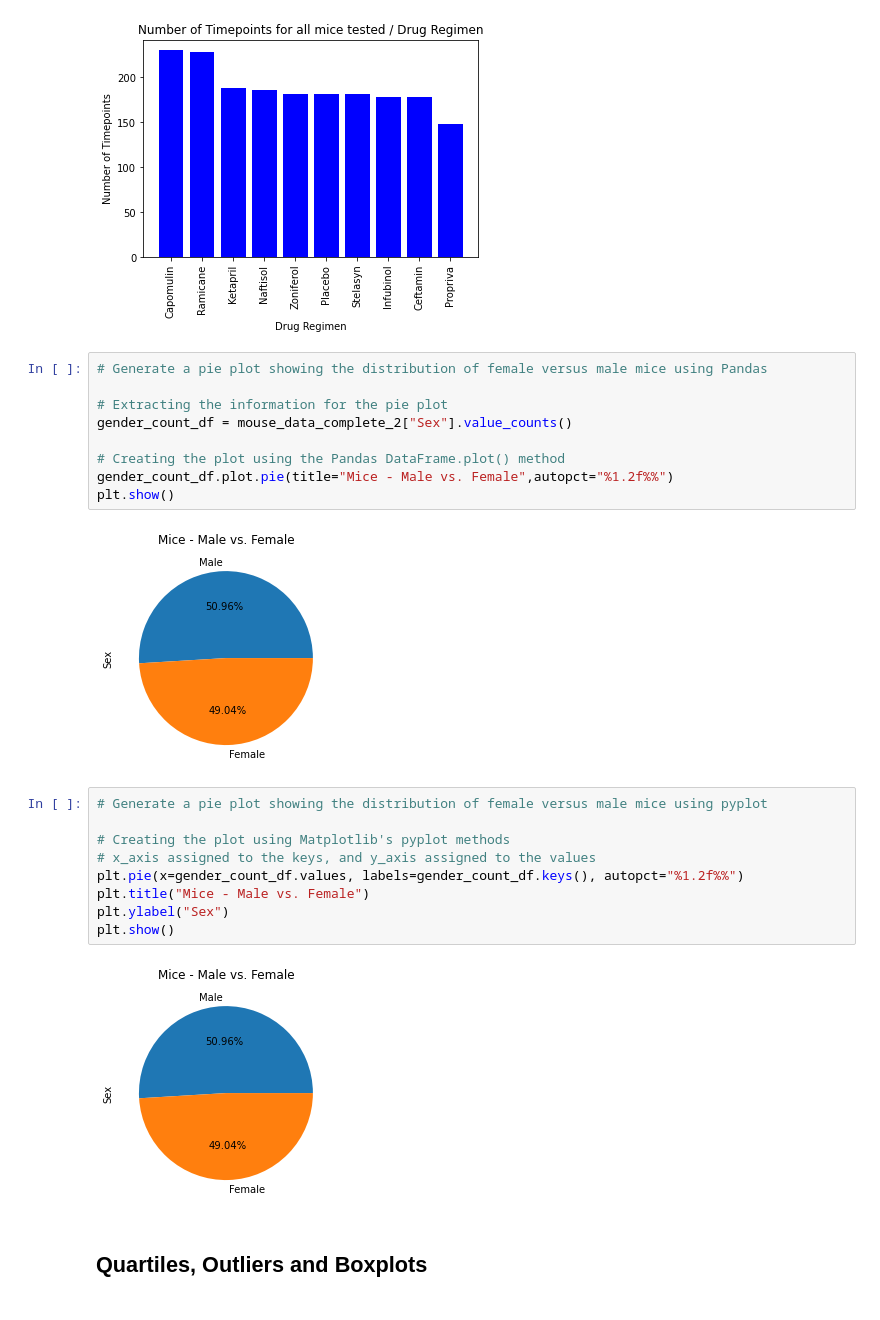
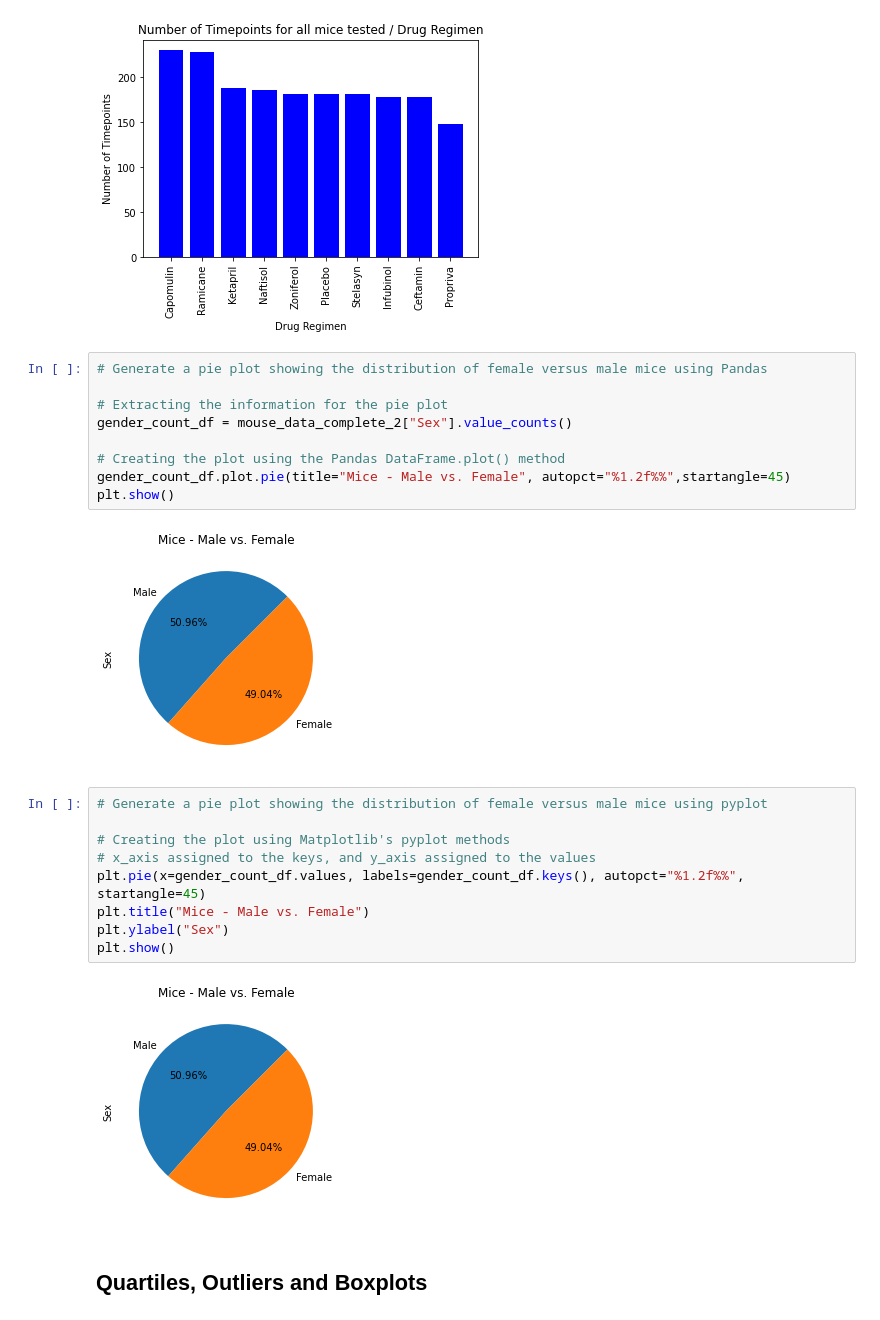
Before and after one commit to cheibergam/matplotlib-challenge, a Jupyter notebook: Pymaceuticals/pymaceuticals_starter.ipynb, the cells around one changed output. Drawn from its saved outputs; the diff is of its cells as text.

```diff
--- a/Pymaceuticals/pymaceuticals_starter.ipynb
+++ b/Pymaceuticals/pymaceuticals_starter.ipynb
@@ -178,25 +178,25 @@ plt.show()
 # %%
 # Generate a pie plot showing the distribution of female versus male mice using Pandas
 
 # Extracting the information for the pie plot
 gender_count_df = mouse_data_complete_2["Sex"].value_counts()
 
 # Creating the plot using the Pandas DataFrame.plot() method
-gender_count_df.plot.pie(title="Mice - Male vs. Female",autopct="%1.2f%%")
+gender_count_df.plot.pie(title="Mice - Male vs. Female", autopct="%1.2f%%",startangle=45)
 plt.show()
 # %% [output]
-[figure, old version]
+[figure, new version]
 # %%
 # Generate a pie plot showing the distribution of female versus male mice using pyplot
 
 # Creating the plot using Matplotlib's pyplot methods
 # x_axis assigned to the keys, and y_axis assigned to the values
-plt.pie(x=gender_count_df.values, labels=gender_count_df.keys(), autopct="%1.2f%%")
+plt.pie(x=gender_count_df.values, labels=gender_count_df.keys(), autopct="%1.2f%%", startangle=45)
 plt.title("Mice - Male vs. Female")
 plt.ylabel("Sex")
 plt.show()
 # %% [output]
-[figure, old version]
+[figure, new version]
 # %% [markdown]
 ## Quartiles, Outliers and Boxplots
 # %%
```
Also changed, not shown: parts of 8 cells of this notebook.
